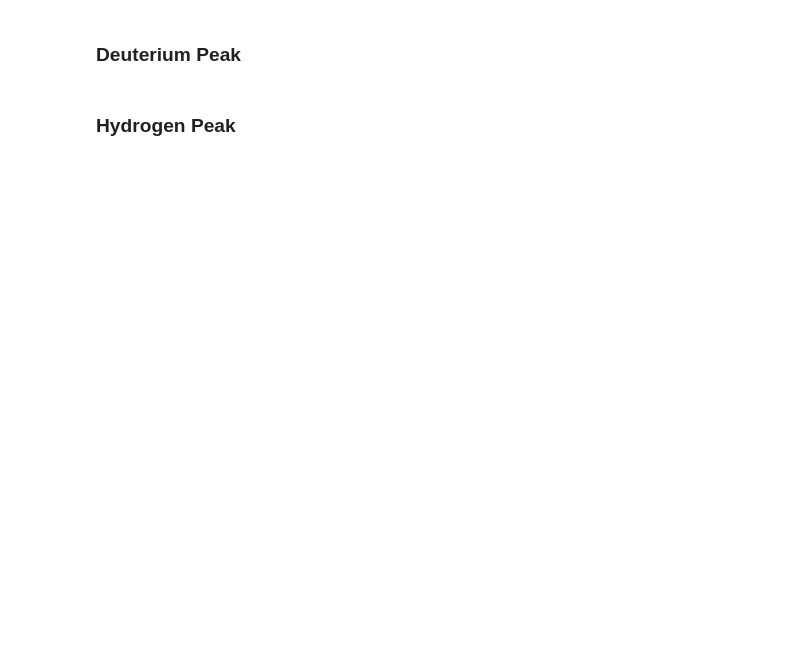
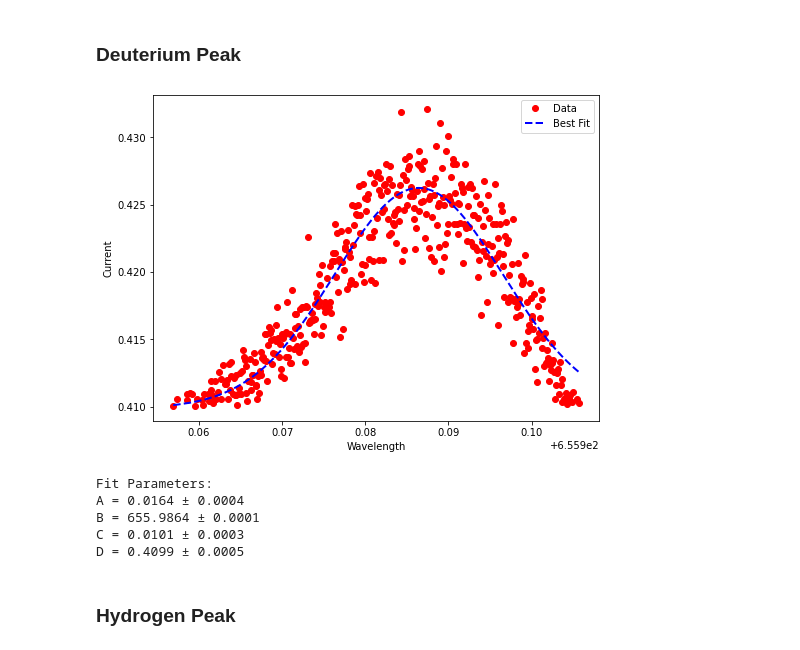
Before and after one commit to MazinDan/H2D2-Lab, a Jupyter notebook: H2D2 Lab/Mazin H2D2 Lab.ipynb, the cells around one changed output. Drawn from its saved outputs; the diff is of its cells as text; code cells hidden in the pictures; blank space fills up the shorter version.

```diff
--- a/H2D2 Lab/Mazin H2D2 Lab.ipynb
+++ b/H2D2 Lab/Mazin H2D2 Lab.ipynb
@@ -95,16 +105,22 @@ plt.show()
 # %% [markdown]
 ### Deuterium Peak
 # %%
-x_data_1_p1 = [i for i in x_data_1 if i <= 656.06]
-d1_p1_pts = len(x_data_1_p1)
+paired_data_1p1 = [(x, y) for x, y in zip(x_data_1, y_data_1) if x <= 656.06]
+filtered_data_1p1 = [(x, y) for x, y in paired_data_1p1 if y >= 0.41]
 
-y_data_1_p1 = y_data_1[:d1_p1_pts]
-
+x_data_1_p1, y_data_1_p1 = zip(*filtered_data_1p1)
 x_data_1p1 = np.array(x_data_1_p1)
 y_data_1p1 = np.array(y_data_1_p1)
 
 initial_guess = [0.43, 655.99, .006, 0.406]
-fit_and_plot_gaussian(np.array(x_data_1p1), np.array(y_data_1p1), initial_guess)
+fit_and_plot_gaussian(x_data_1p1, y_data_1p1, initial_guess)
+# %% [output]
+[figure, added]
+Fit Parameters:
+A = 0.0164 ± 0.0004
+B = 655.9864 ± 0.0001
+C = 0.0101 ± 0.0003
+D = 0.4099 ± 0.0005
 # %% [markdown]
 ### Hydrogen Peak
 # %%
```
Also changed, not shown: parts of 16 cells of this notebook.
